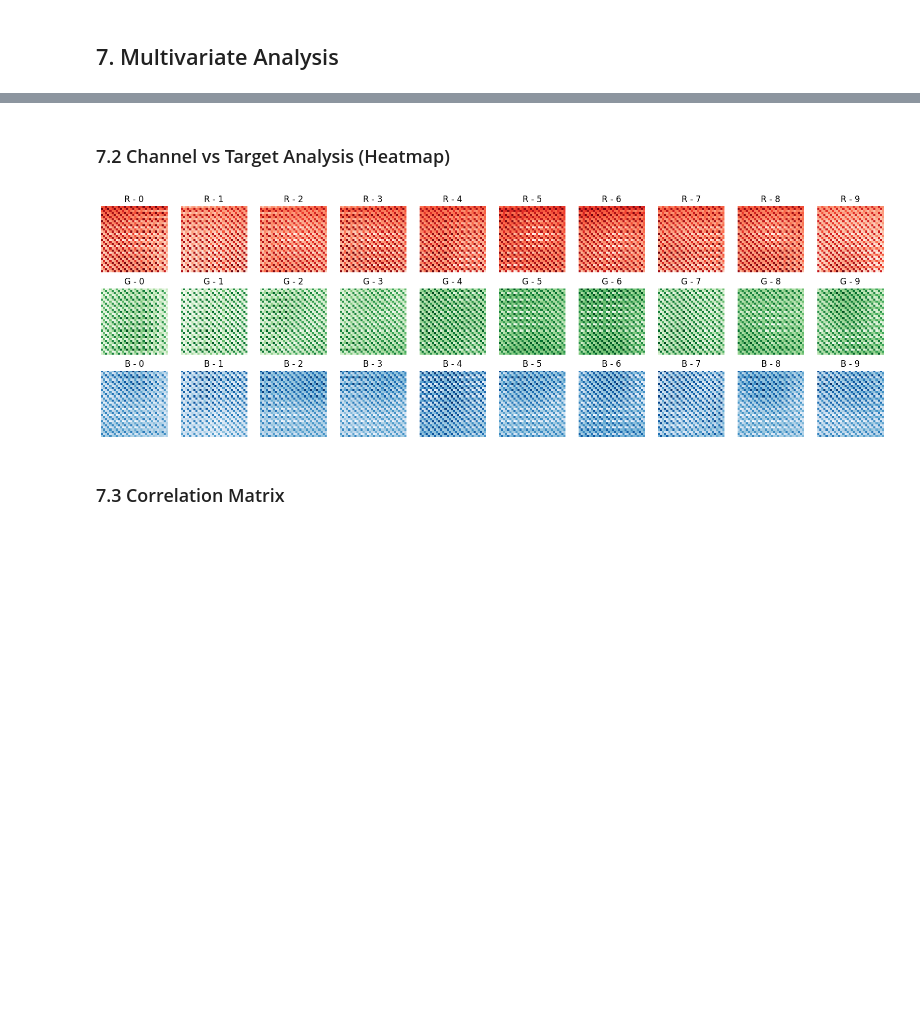
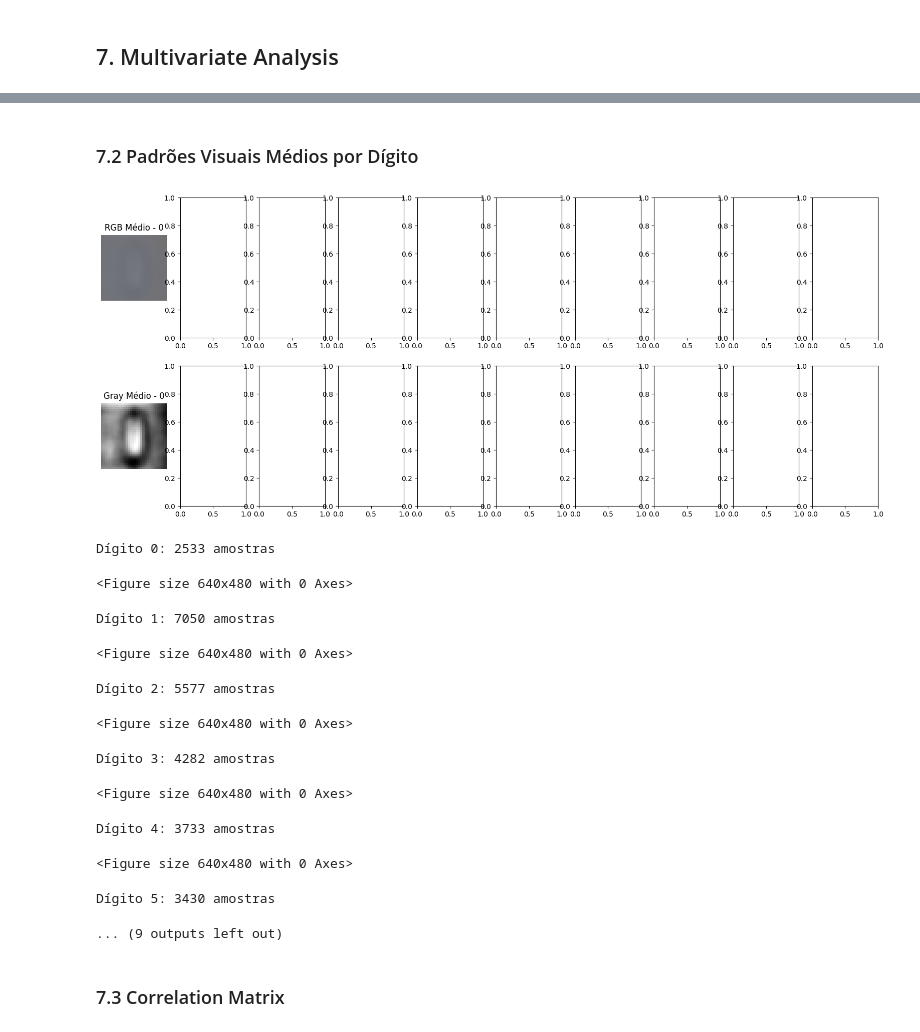
Before and after one commit to marquesgbr/SVHN_ML_project, a Jupyter notebook: 01_EDA.ipynb, the cells around one changed output, grey strips where cells are left out. Drawn from its saved outputs; the diff is of its cells as text; code cells hidden in the pictures; blank space fills up the shorter version.

```diff
--- a/01_EDA.ipynb
+++ b/01_EDA.ipynb
@@ -83,6 +82,12 @@ for i, patch in enumerate(plt.gca().patches):
     patch.set_edgecolor('black')
     patch.set_linewidth(1)
 
+digit_counts = data.iloc[:, -1].value_counts().sort_index()
+print("=== DISTRIBUIÇÃO DE AMOSTRAS POR DÍGITO ===")
+for digit, count in digit_counts.items():
+    percentage = (count / len(data)) * 100
+    print(f"Dígito {int(digit)}: {count} amostras ({percentage:.1f}%)")
+
 plt.title('Target Class Distribution (Digit)')
 plt.show()
 # %% [output]
@@ -235,30 +305,47 @@ Blue Channel:
-# %% [markdown]
-### 7.2 Channel vs Target Analysis (Heatmap)
+# %% [markdown]
+### 7.2 Padrões Visuais Médios por Dígito
 # %%
-# Heatmap médio por dígito para cada canal
-fig, axes = plt.subplots(3, 10, figsize=(20, 6))
+# Visualizar padrões médios por dígito (usando interpretação correta)
+fig, axes = plt.subplots(2, 10, figsize=(20, 8))
 
 for digit in range(10):
-    digit_data = data[data.iloc[:, -1] == digit]
+    digit_indices = data[data.iloc[:, -1] == digit].index
+    digit_images = data.iloc[digit_indices, :-1].values.reshape(-1, 32, 32, 3)
 
-    # Média de cada canal para este dígito
-    red_mean = digit_data.iloc[:, 0:1024].mean().values.reshape(32, 32)
-    green_mean = digit_data.iloc[:, 1024:2048].mean().values.reshape(32, 32)
-    blue_mean = digit_data.iloc[:, 2048:3072].mean().values.reshape(32, 32)
+    # Imagem média RGB para este dígito
+    mean_image = np.mean(digit_images, axis=0) / 255.0
 
-    axes[0, digit].imshow(red_mean, cmap='Reds')
-    axes[0, digit].set_title(f'R - {digit}')
+    # Imagem média em grayscale para destacar padrões
+    mean_gray = np.mean(mean_image, axis=2)
+
+    # RGB médio
+    axes[0, digit].imshow(mean_image)
+    axes[0, digit].set_title(f'RGB Médio - {digit}')
     axes[0, digit].axis('off')
 
-    axes[1, digit].imshow(green_mean, cmap='Greens')
-    axes[1, digit].set_title(f'G - {digit}')
+    # Grayscale médio
+    axes[1, digit].imshow(mean_gray, cmap='gray')
+    axes[1, digit].set_title(f'Gray Médio - {digit}')
     axes[1, digit].axis('off')
 
-    axes[2, digit].imshow(blue_mean, cmap='Blues')
-    axes[2, digit].set_title(f'B - {digit}')
-    axes[2, digit].axis('off')
+    plt.show()
+
+    print(f"Dígito {digit}: {len(digit_indices)} amostras")
+    plt.tight_layout()
 # %% [output]
-[figure, old version]
+[figure, new version]
+Dígito 0: 2533 amostras
+<Figure size 640x480 with 0 Axes>
+Dígito 1: 7050 amostras
+<Figure size 640x480 with 0 Axes>
+Dígito 2: 5577 amostras
+<Figure size 640x480 with 0 Axes>
+Dígito 3: 4282 amostras
+<Figure size 640x480 with 0 Axes>
+Dígito 4: 3733 amostras
+<Figure size 640x480 with 0 Axes>
+Dígito 5: 3430 amostras
+... (9 outputs left out)
 # %% [markdown]
 ### 7.3 Correlation Matrix
 # %% [markdown]
```
Also changed, not shown: parts of 18 cells of this notebook, 2 other files.
